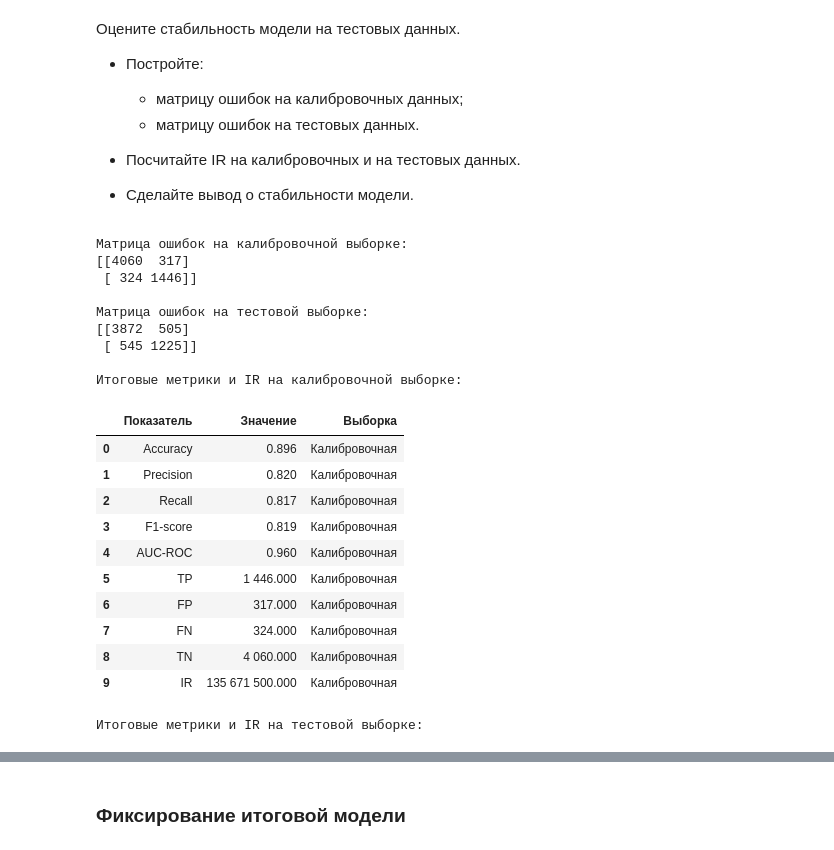
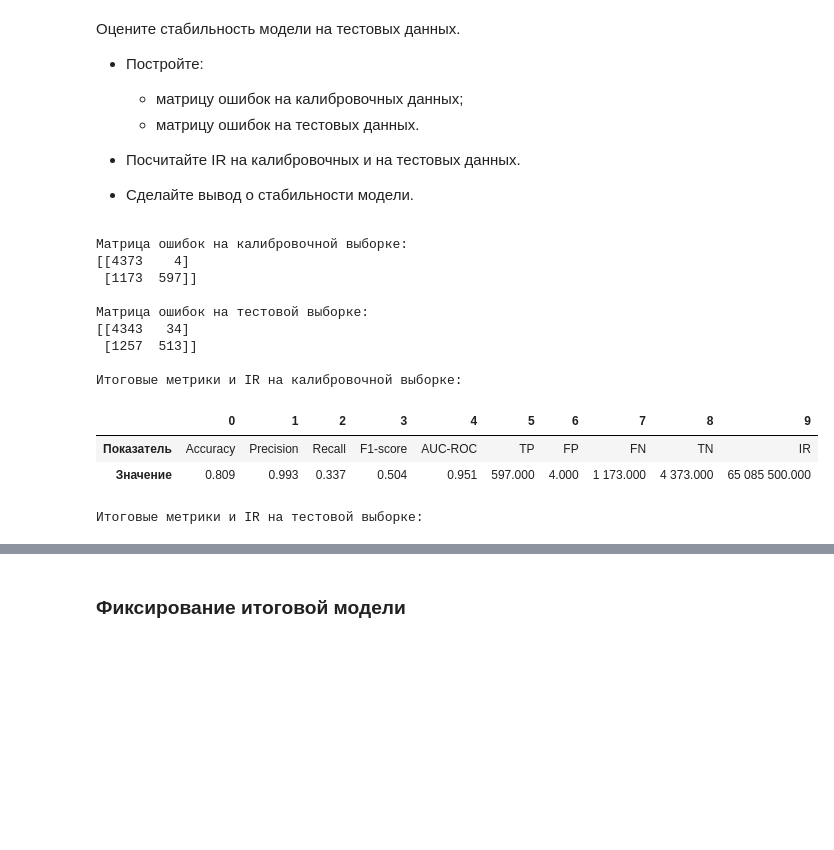
Before and after one commit to MEYakunin/Sprint17_Booking_Cancellation_Predict, a Jupyter notebook: Sprint17_Booking_Cancellation_Predict.ipynb, the cells around one changed output, grey strips where cells are left out. Cells and saved outputs as stored; diff of their text form; code cells hidden in the pictures; blank space fills up the shorter version.

Commit message:
Sprint17_Booking_Cancellation_Predict - скорректировал рассчет парога классификации.

```diff
--- a/Sprint17_Booking_Cancellation_Predict.ipynb
+++ b/Sprint17_Booking_Cancellation_Predict.ipynb
@@ -685,7 +784,7 @@ def extract_time_features(df):
     """Функция для извлечения новых признаков из datetime"""
     df = df.copy()
 
-    for col in ['booking_date', 'review_date']:
+    for col in df.select_dtypes(include='datetime').columns.to_list():
         # Если дата пропущена, заполняем дефолтной эпохой, чтобы .dt работал без ошибок
         temp_date = df[col].fillna(pd.Timestamp('1970-01-01'))
 
@@ -945,6 +1036,7 @@ numeric_pipe = Pipeline(steps=[
 
 # Создание категориального пайплайна
 category_pipe = Pipeline(steps=[
+    ('imputer', SimpleImputer(strategy='constant', fill_value='missing')),
     ('one', OneHotEncoder(handle_unknown='ignore', sparse_output=False))
 ])
 
@@ -979,11 +1071,11 @@ def fit_predict_cv(model, name_model, X_train, y_train, metrics_result_df, all_m
     val_size = 2000
 
     for train_idx, val_idx in cv.split(X_train, y_train):
-        X_tr, X_temp = X_train.iloc[train_idx], X_train.iloc[val_idx]
-        y_tr, y_temp = y_train.iloc[train_idx], y_train.iloc[val_idx]
+        X_tr, X_val = X_train.iloc[train_idx], X_train.iloc[val_idx]
+        y_tr, y_val = y_train.iloc[train_idx], y_train.iloc[val_idx]
         # Ограничиваем валидационную выборку до 2000 строк
-        X_val = X_temp.sample(n=val_size, random_state=RANDOM_STATE)
-        y_val = y_temp.loc[X_val.index]
+        # X_val = X_temp.sample(n=val_size, random_state=RANDOM_STATE)
+        # y_val = y_temp.loc[X_val.index]
 
         model = clone(model)
         model.fit(X_tr, y_tr)
@@ -1437,0 +1501,18 @@ best_calibrated_predictions = (best_calibrated_proba >= best_calibrated_threshol
+# %%
+# Сортируем по Incremental Revenue для выбора порога
+threshold_df = threshold_df[threshold_df['flagged_share'] <= 0.1]
+threshold_df = threshold_df.sort_values('IR', ascending=False).reset_index(drop=True)
+
+best_threshold = threshold_df.iloc[0]['threshold']
+best_threshold_IR = threshold_df.iloc[0]['IR']
+
+print(f'Оптимальный порог классификации на калибровочной выборке: {best_threshold:.2f}')
+print(f'Максимальный Incremental Revenue при этом пороге: {best_threshold_IR:,.0f} руб.')
+
+# Выводим топ-10 порогов с наибольшим Incremental Revenue
+display(threshold_df.head(10))
+
+# Сохраняем значения для дальнейшего использования
+best_calibrated_threshold = best_threshold
+best_calibrated_threshold_ir = best_threshold_IR
+best_calibrated_predictions = (best_calibrated_proba >= best_calibrated_threshold).astype(int)
@@ -1486,8 +1581,6 @@ calib_summary = pd.DataFrame(
     }
 )
 
-calib_summary['Выборка'] = 'Калибровочная'
-
 # Для теста
 
 test_summary = pd.DataFrame(
@@ -1505,50 +1598,40 @@ test_summary = pd.DataFrame(
             test_metrics['TN'],
             test_ir
         ]
     }
 )
 
-test_summary['Выборка'] = 'Тестовая'
-
 print('Матрица ошибок на калибровочной выборке:')
 print(calib_confusion)
 print('\nМатрица ошибок на тестовой выборке:')
 print(test_confusion)
 
 print('\nИтоговые метрики и IR на калибровочной выборке:')
-display(calib_summary)
+display(calib_summary.T)
 
 print('\nИтоговые метрики и IR на тестовой выборке:')
-display(test_summary)
+display(test_summary.T)
 
 # Подготовка отдельных переменных для дальнейшей работы
 calib_confusion_matrix = calib_confusion
 test_confusion_matrix = test_confusion
 calib_ir_value = calib_ir
 test_ir_value = test_ir
 
 # Сохранение предсказаний для последующего использования
 calib_predictions_for_report = calib_predictions
 test_predictions_for_report = test_predictions
 # %% [output]
 Матрица ошибок на калибровочной выборке:
-[[4060  317]
- [ 324 1446]]
+[[4373    4]
+ [1173  597]]
 
 Матрица ошибок на тестовой выборке:
-[[3872  505]
- [ 545 1225]]
+[[4343   34]
+ [1257  513]]
 
 Итоговые метрики и IR на калибровочной выборке:
-|  | Показатель | Значение | Выборка |
-| 0 | Accuracy | 0.896 | Калибровочная |
-| 1 | Precision | 0.820 | Калибровочная |
-| 2 | Recall | 0.817 | Калибровочная |
-| 3 | F1-score | 0.819 | Калибровочная |
-| 4 | AUC-ROC | 0.960 | Калибровочная |
-| 5 | TP | 1 446.000 | Калибровочная |
-| 6 | FP | 317.000 | Калибровочная |
-| 7 | FN | 324.000 | Калибровочная |
-| 8 | TN | 4 060.000 | Калибровочная |
-| 9 | IR | 135 671 500.000 | Калибровочная |
+|  | 0 | 1 | 2 | 3 | 4 | 5 | 6 | 7 | 8 | 9 |
+| Показатель | Accuracy | Precision | Recall | F1-score | AUC-ROC | TP | FP | FN | TN | IR |
+| Значение | 0.809 | 0.993 | 0.337 | 0.504 | 0.951 | 597.000 | 4.000 | 1 173.000 | 4 373.000 | 65 085 500.000 |
 Итоговые метрики и IR на тестовой выборке:
```
Also changed, not shown: parts of 23 cells of this notebook, 4 other files.
